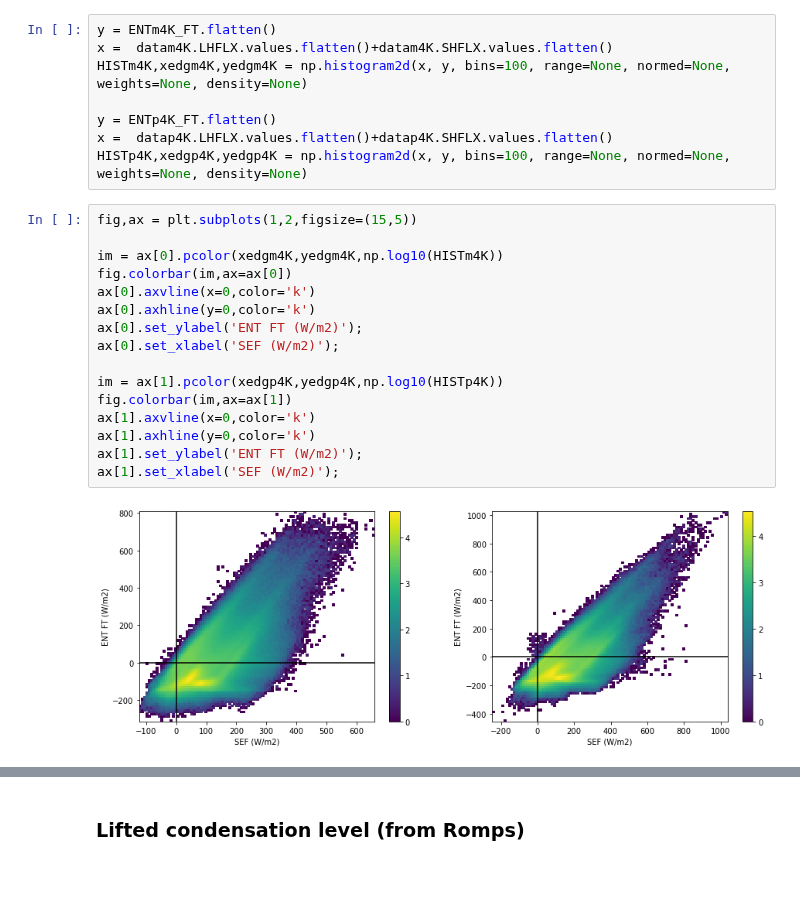
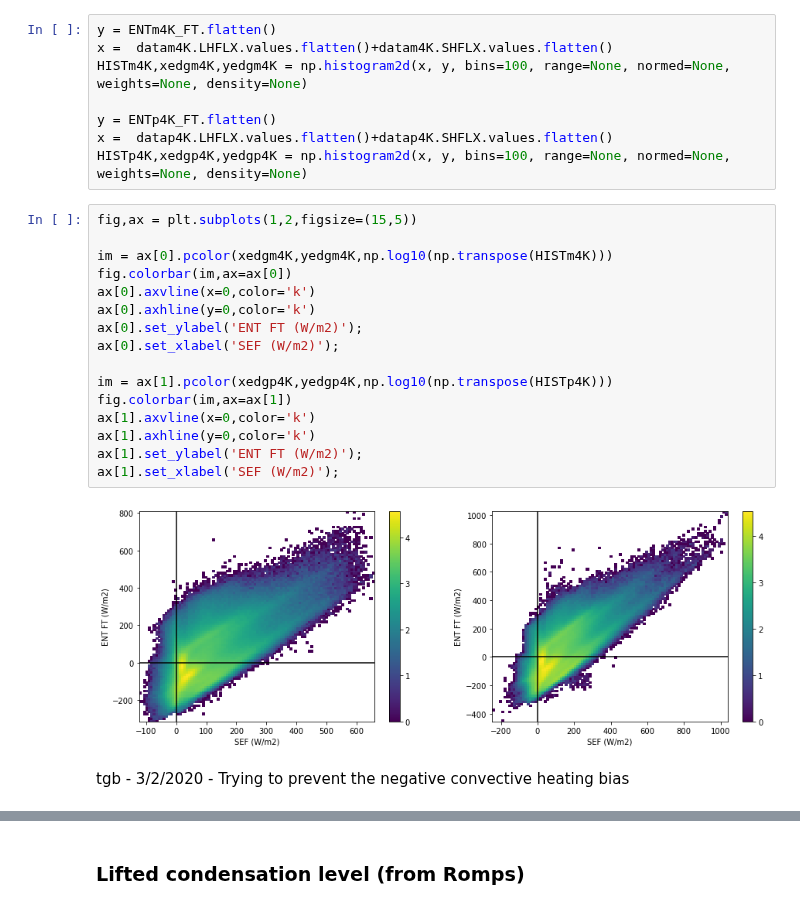
Before and after one commit to wallingTACC/CBRAIN-CAM, a Jupyter notebook: notebooks/tbeucler_devlog/038_Output_normalization_Buoyancy_separation.ipynb, the cells around one changed output, grey strips where cells are left out. Saved outputs shown, nothing was run; the diff lists cells and outputs as text; blank space fills up the shorter version.

```diff
--- a/notebooks/tbeucler_devlog/038_Output_normalization_Buoyancy_separation.ipynb
+++ b/notebooks/tbeucler_devlog/038_Output_normalization_Buoyancy_separation.ipynb
@@ -349,18 +369,20 @@ HISTp4K,xedgp4K,yedgp4K = np.histogram2d(x, y, bins=100, range=None, normed=None
 # %%
 fig,ax = plt.subplots(1,2,figsize=(15,5))
 
-im = ax[0].pcolor(xedgm4K,yedgm4K,np.log10(HISTm4K))
+im = ax[0].pcolor(xedgm4K,yedgm4K,np.log10(np.transpose(HISTm4K)))
 fig.colorbar(im,ax=ax[0])
 ax[0].axvline(x=0,color='k')
 ax[0].axhline(y=0,color='k')
 ax[0].set_ylabel('ENT FT (W/m2)');
 ax[0].set_xlabel('SEF (W/m2)');
 
-im = ax[1].pcolor(xedgp4K,yedgp4K,np.log10(HISTp4K))
+im = ax[1].pcolor(xedgp4K,yedgp4K,np.log10(np.transpose(HISTp4K)))
 fig.colorbar(im,ax=ax[1])
 ax[1].axvline(x=0,color='k')
 ax[1].axhline(y=0,color='k')
 ax[1].set_ylabel('ENT FT (W/m2)');
 ax[1].set_xlabel('SEF (W/m2)');
 # %% [output]
-[figure, old version]
+[figure, new version]
+# %% [markdown]
+tgb - 3/2/2020 - Trying to prevent the negative convective heating bias
```
Also changed, not shown: parts of 48 cells of this notebook.
